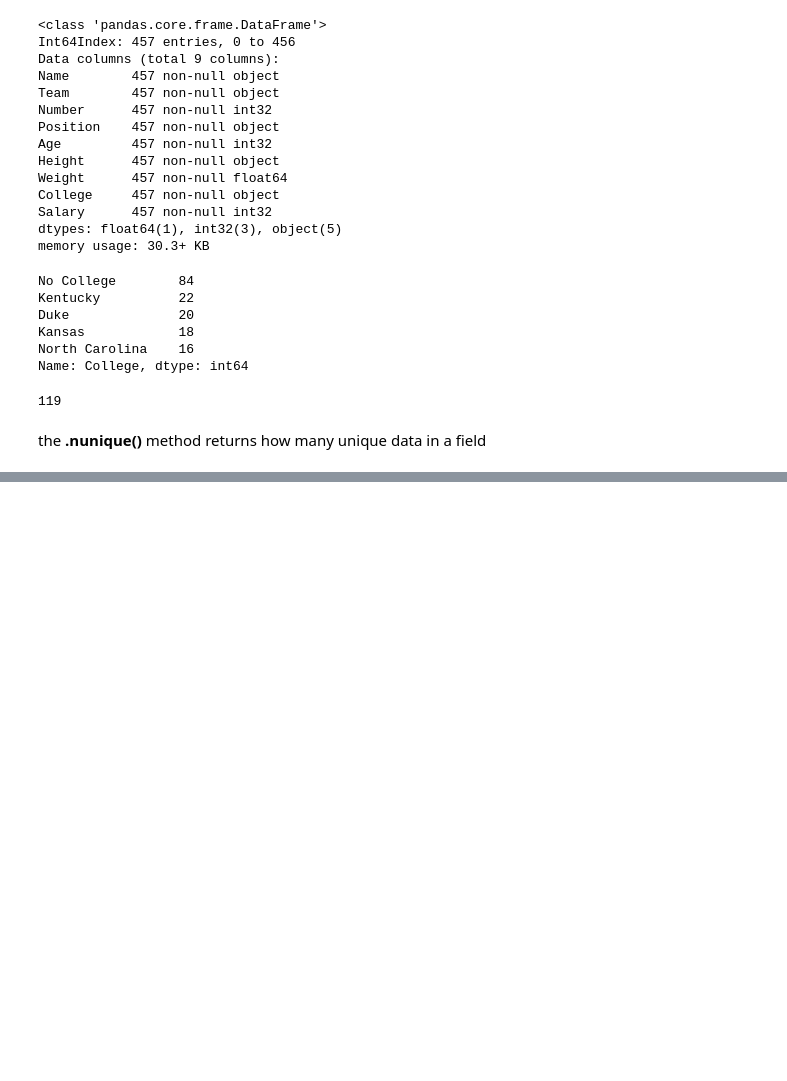
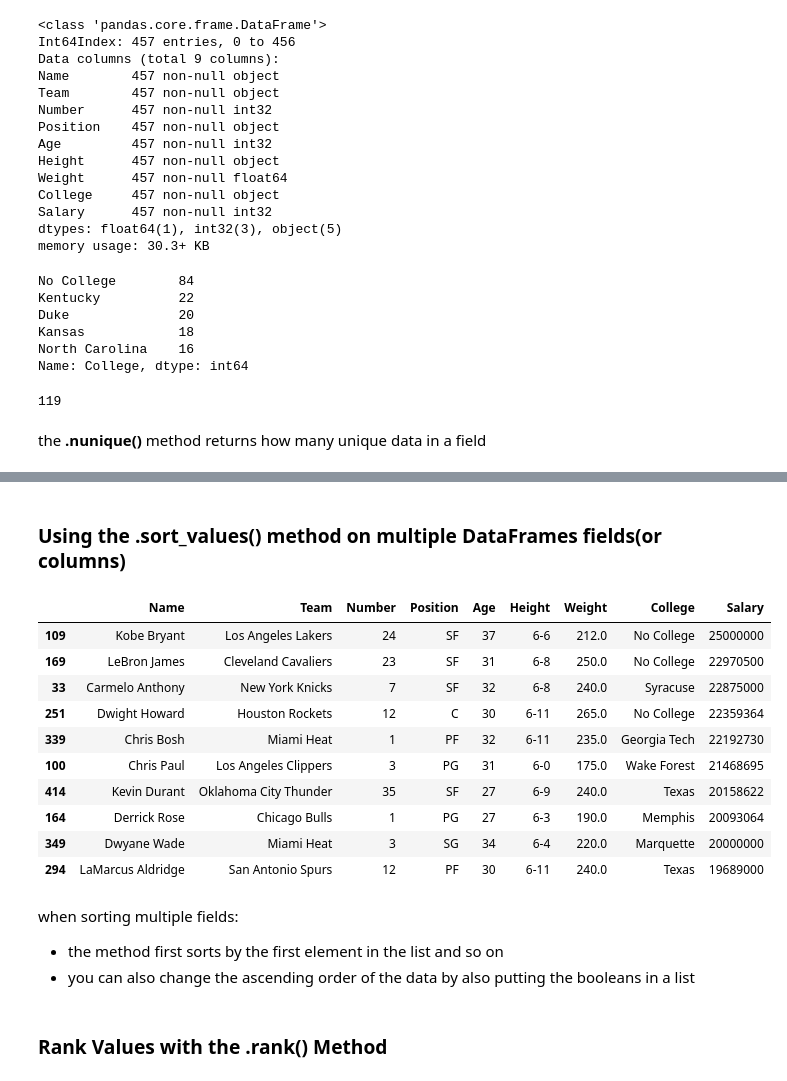
Before and after one commit to adminco/python_data_analysis, a Jupyter notebook: DataFrames_1.ipynb, the cells around one changed output, grey strips where cells are left out. Cells and saved outputs as stored; diff of their text form; code cells hidden in the pictures; blank space fills up the shorter version.

```diff
--- a/DataFrames_1.ipynb
+++ b/DataFrames_1.ipynb
@@ -421,0 +611,22 @@ the __.nunique()__ method returns how many unique data in a field
+# %% [markdown]
+### Using the .sort_values() method on multiple DataFrames fields(or columns)
+# %%
+nba.sort_values(["Salary","Name"], ascending= [False, False]).head(10)
+# %% [output]
+|  | Name | Team | Number | Position | Age | Height | Weight | College | Salary |
+| 109 | Kobe Bryant | Los Angeles Lakers | 24 | SF | 37 | 6-6 | 212.0 | No College | 25000000 |
+| 169 | LeBron James | Cleveland Cavaliers | 23 | SF | 31 | 6-8 | 250.0 | No College | 22970500 |
+| 33 | Carmelo Anthony | New York Knicks | 7 | SF | 32 | 6-8 | 240.0 | Syracuse | 22875000 |
+| 251 | Dwight Howard | Houston Rockets | 12 | C | 30 | 6-11 | 265.0 | No College | 22359364 |
+| 339 | Chris Bosh | Miami Heat | 1 | PF | 32 | 6-11 | 235.0 | Georgia Tech | 22192730 |
+| 100 | Chris Paul | Los Angeles Clippers | 3 | PG | 31 | 6-0 | 175.0 | Wake Forest | 21468695 |
+| 414 | Kevin Durant | Oklahoma City Thunder | 35 | SF | 27 | 6-9 | 240.0 | Texas | 20158622 |
+| 164 | Derrick Rose | Chicago Bulls | 1 | PG | 27 | 6-3 | 190.0 | Memphis | 20093064 |
+| 349 | Dwyane Wade | Miami Heat | 3 | SG | 34 | 6-4 | 220.0 | Marquette | 20000000 |
+| 294 | LaMarcus Aldridge | San Antonio Spurs | 12 | PF | 30 | 6-11 | 240.0 | Texas | 19689000 |
+# %% [markdown]
+when sorting multiple fields:
+- the method first sorts by the first element in the list and so on
+- you can also change the ascending order of the data by also putting the booleans in a list
+# %% [markdown]
+### Rank Values with the .rank() Method
```
Also changed, not shown: parts of 30 cells of this notebook, 5 other files.
